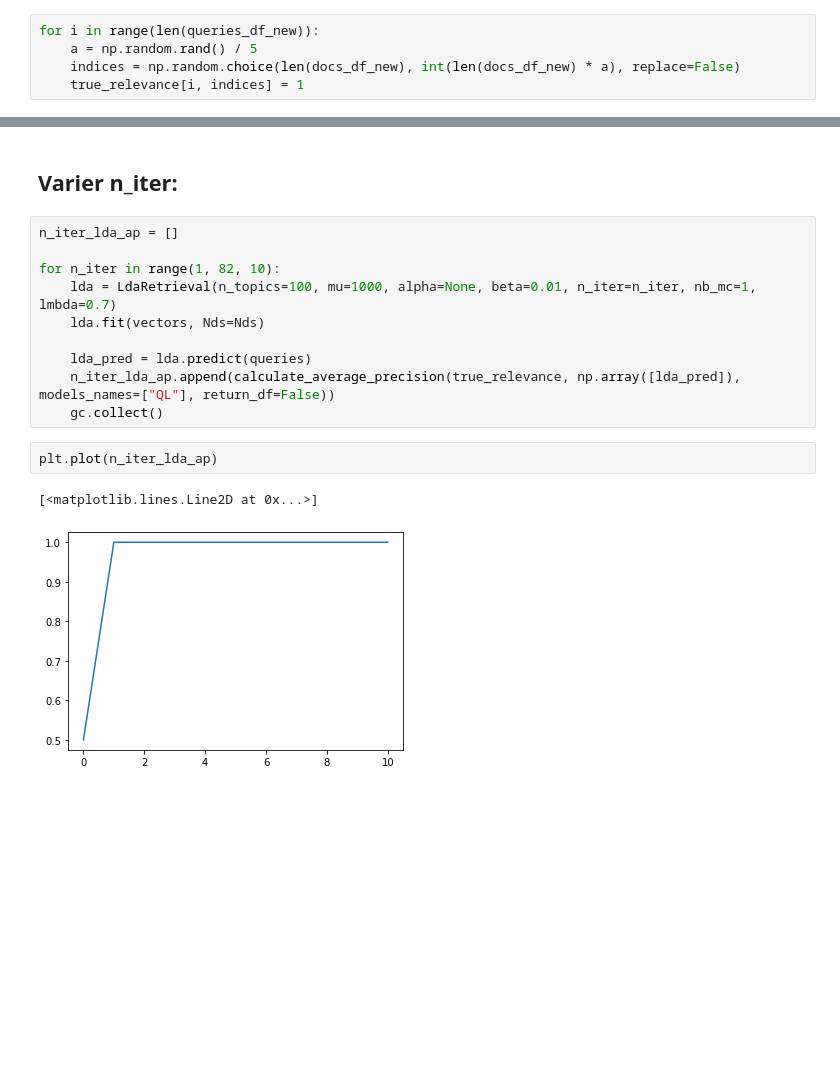
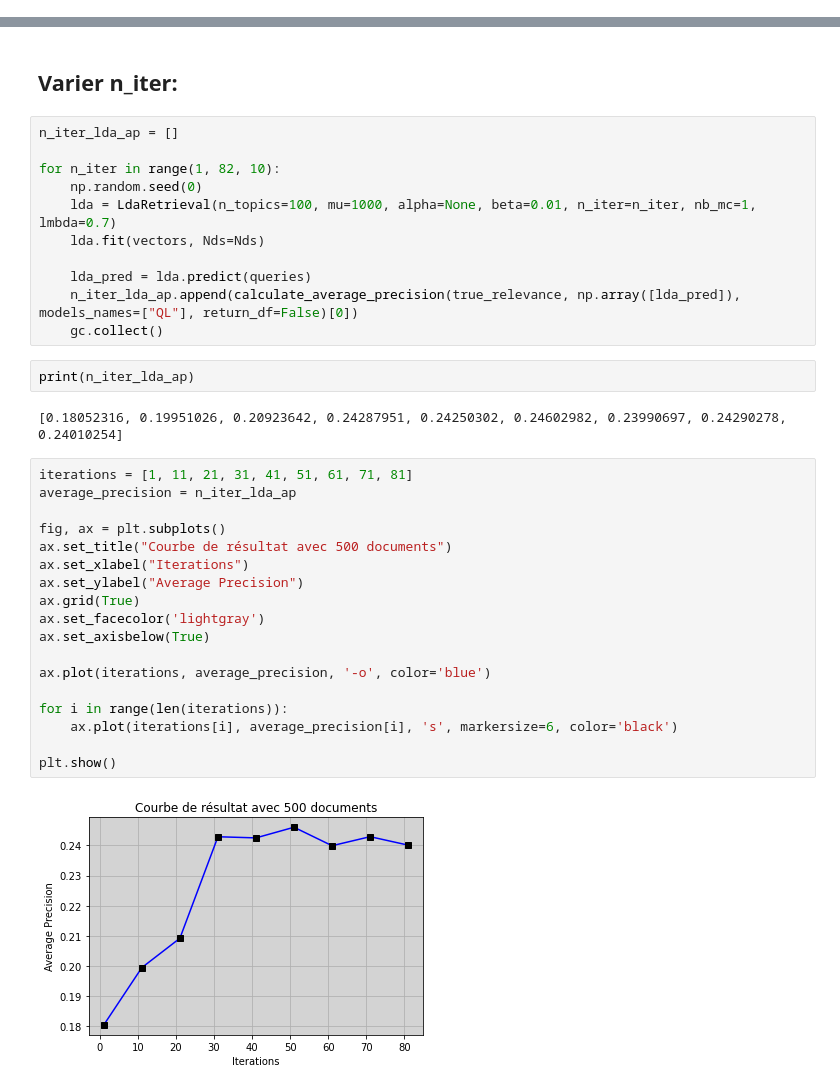
Before and after one commit to Ghiles-OUHENIA/LDA-for-Ad-Hoc-retrieval, a Jupyter notebook: impact_n_iter_lda.ipynb, the cells around one changed output, grey strips where cells are left out. Saved outputs shown, nothing was run; the diff lists cells and outputs as text; blank space fills up the shorter version.

```diff
--- a/impact_n_iter_lda.ipynb
+++ b/impact_n_iter_lda.ipynb
@@ -207,11 +208,6 @@ for _, row in qrels_df_new.iterrows():
 
     if row["label"] != 0:
         true_relevance[int(qid), int(docno)] = 1
-# %%
-for i in range(len(queries_df_new)):
-    a = np.random.rand() / 5
-    indices = np.random.choice(len(docs_df_new), int(len(docs_df_new) * a), replace=False)
-    true_relevance[i, indices] = 1
 # %%
 true_relevance.shape
 # %% [output]
@@ -255,14 +266,34 @@ gc.collect()
 n_iter_lda_ap = []
 
 for n_iter in range(1, 82, 10):
+    np.random.seed(0)
     lda = LdaRetrieval(n_topics=100, mu=1000, alpha=None, beta=0.01, n_iter=n_iter, nb_mc=1, lmbda=0.7)
     lda.fit(vectors, Nds=Nds)
 
     lda_pred = lda.predict(queries)
-    n_iter_lda_ap.append(calculate_average_precision(true_relevance, np.array([lda_pred]), models_names=["QL"], return_df=False))
+    n_iter_lda_ap.append(calculate_average_precision(true_relevance, np.array([lda_pred]), models_names=["QL"], return_df=False)[0])
     gc.collect()
-# %%
-plt.plot(n_iter_lda_ap)
-# %% [output]
-[<matplotlib.lines.Line2D at 0x...>]
-[figure, removed]
+# %%
+print(n_iter_lda_ap)
+# %% [output]
+[0.18052316, 0.19951026, 0.20923642, 0.24287951, 0.24250302, 0.24602982, 0.23990697, 0.24290278, 0.24010254]
+# %%
+iterations = [1, 11, 21, 31, 41, 51, 61, 71, 81]
+average_precision = n_iter_lda_ap
+
+fig, ax = plt.subplots()
+ax.set_title("Courbe de résultat avec 500 documents")
+ax.set_xlabel("Iterations")
+ax.set_ylabel("Average Precision")
+ax.grid(True)
+ax.set_facecolor('lightgray')
+ax.set_axisbelow(True)
+
+ax.plot(iterations, average_precision, '-o', color='blue')
+
+for i in range(len(iterations)):
+    ax.plot(iterations[i], average_precision[i], 's', markersize=6, color='black')
+
+plt.show()
+# %% [output]
+[figure, added]
```
Also changed, not shown: parts of 11 cells of this notebook, 3 other files.
